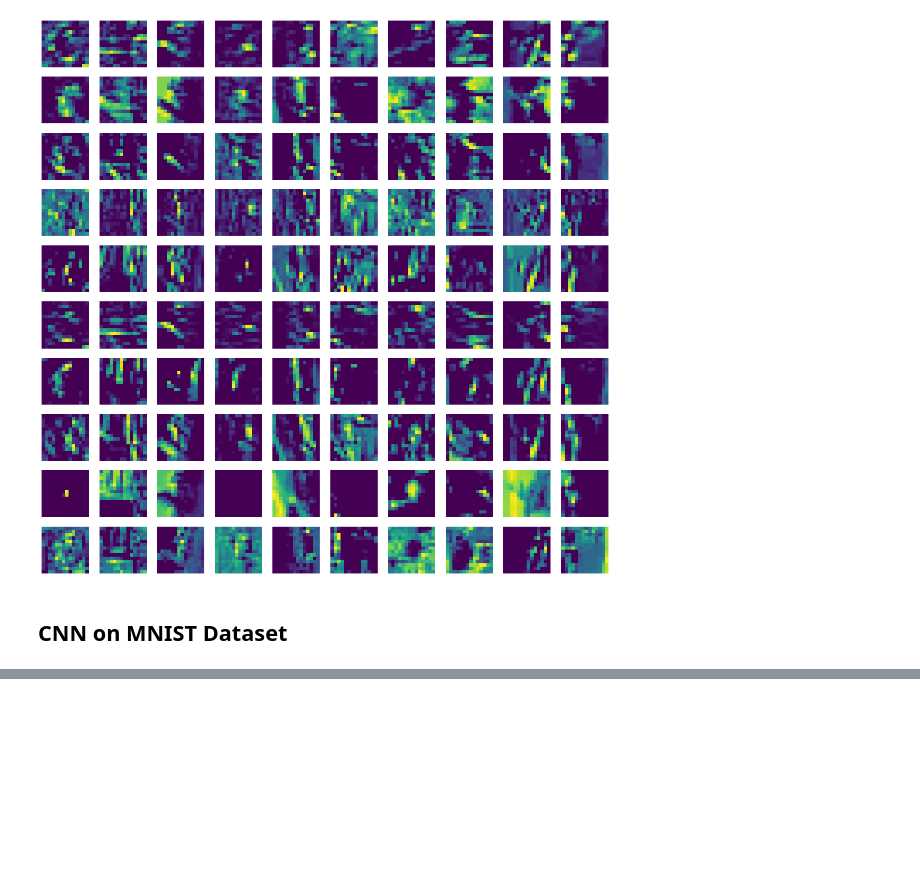
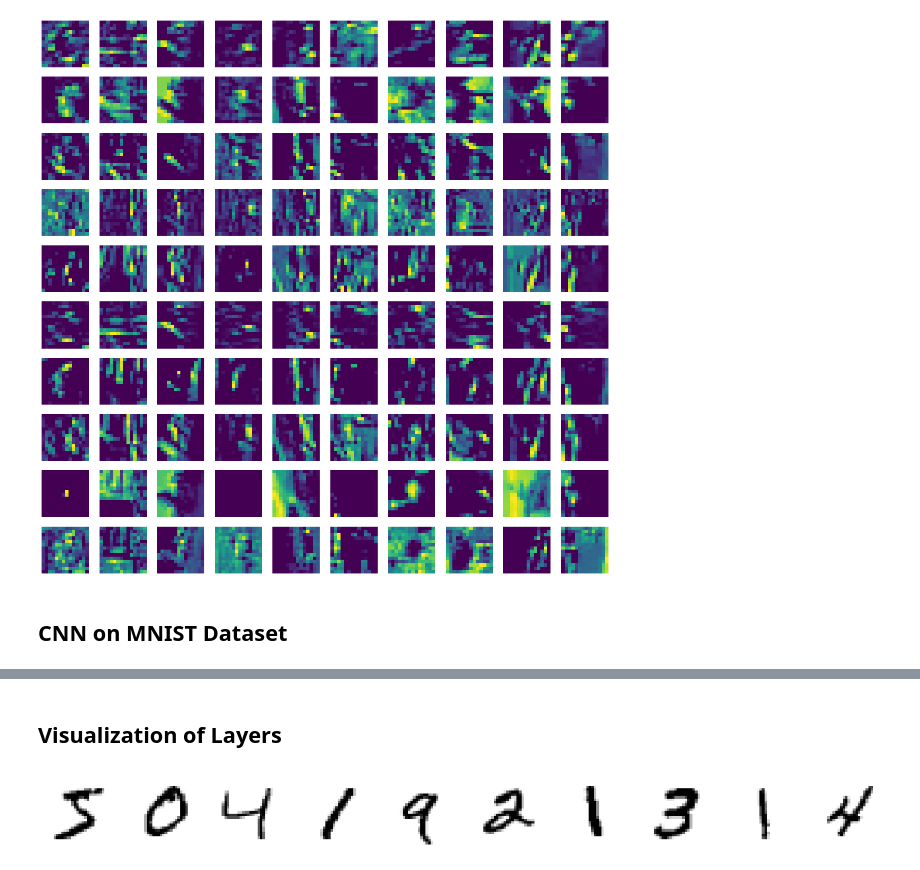
Before and after one commit to gyanasluitel/ML-LabPracticals, a Jupyter notebook: CS_GyanasLuitel_Lab8.ipynb, the cells around one changed output, grey strips where cells are left out. Cells and saved outputs as stored; diff of their text form; code cells hidden in the pictures; blank space fills up the shorter version.

```diff
--- a/CS_GyanasLuitel_Lab8.ipynb
+++ b/CS_GyanasLuitel_Lab8.ipynb
@@ -588,0 +586,23 @@ AttributeError: ignored
+# %%
+# define two groups of layers: feature (convolutions) and classification (dense)
+feature_layers = [
+    Convolution2D(nb_filters, nb_conv, input_shape=input_shape),
+    Activation('relu'),
+    Convolution2D(nb_filters, nb_conv),
+    Activation('relu'),
+    MaxPooling2D(pool_size=(nb_pool, nb_pool)),
+    Dropout(0.25),
+    Flatten(),
+]
+classification_layers = [
+    Dense(128),
+    Activation('relu'),
+    Dropout(0.5),
+    Dense(nb_classes),
+    Activation('softmax')
+]
+
+# create complete model
+model = Sequential(feature_layers + classification_layers)
+# %%
+model.compile(loss='categorical_crossentropy', optimizer="adadelta", metrics=['accuracy'])
@@ -588,0 +629,3 @@ AttributeError: ignored
+# %%
+model.fit(X_train, Y_train, epochs=5, batch_size=256, verbose=2,
+          validation_split=0.2)
@@ -588,0 +644,17 @@ AttributeError: ignored
+# %% [markdown]
+## Visualization of Layers
+# %%
+# visualization
+def draw(data, row, col, n):
+    plt.subplot(row, col, n)
+    plt.imshow(data, cmap=plt.cm.gray_r)
+    plt.axis('off')
+# %%
+show_size = 10
+plt.figure(figsize=(20,20))
+
+for i in range(show_size):
+    draw(X_train[i].reshape(28,28), 1, show_size, i+1)
+plt.show()
+# %% [output]
+[figure, added]
```
Also changed, not shown: parts of 7 cells of this notebook.
